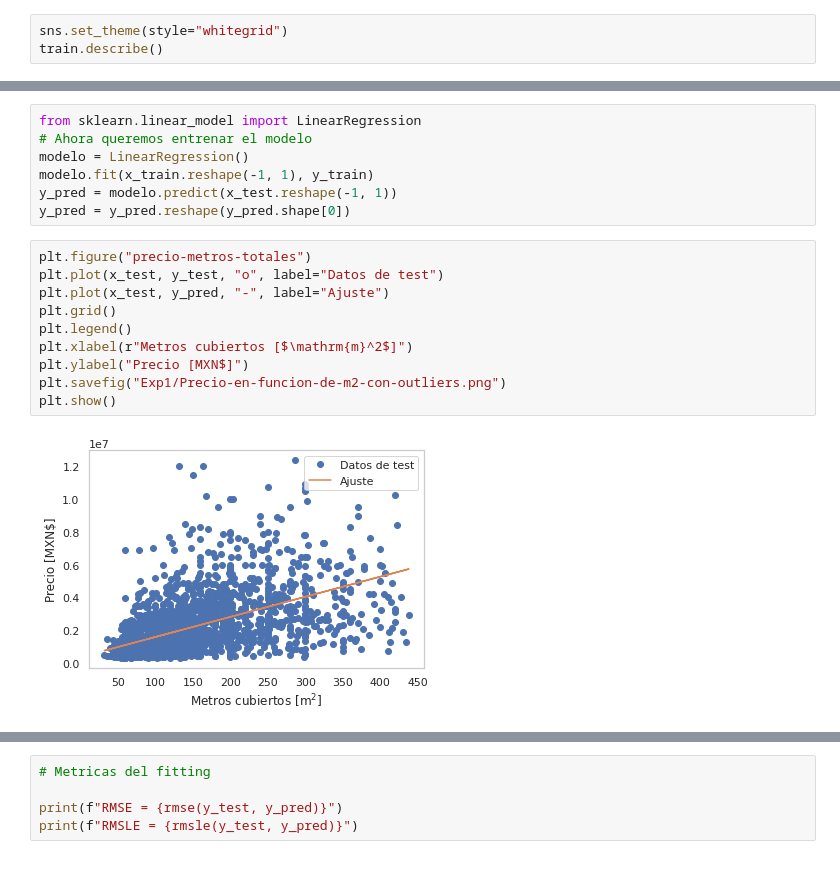
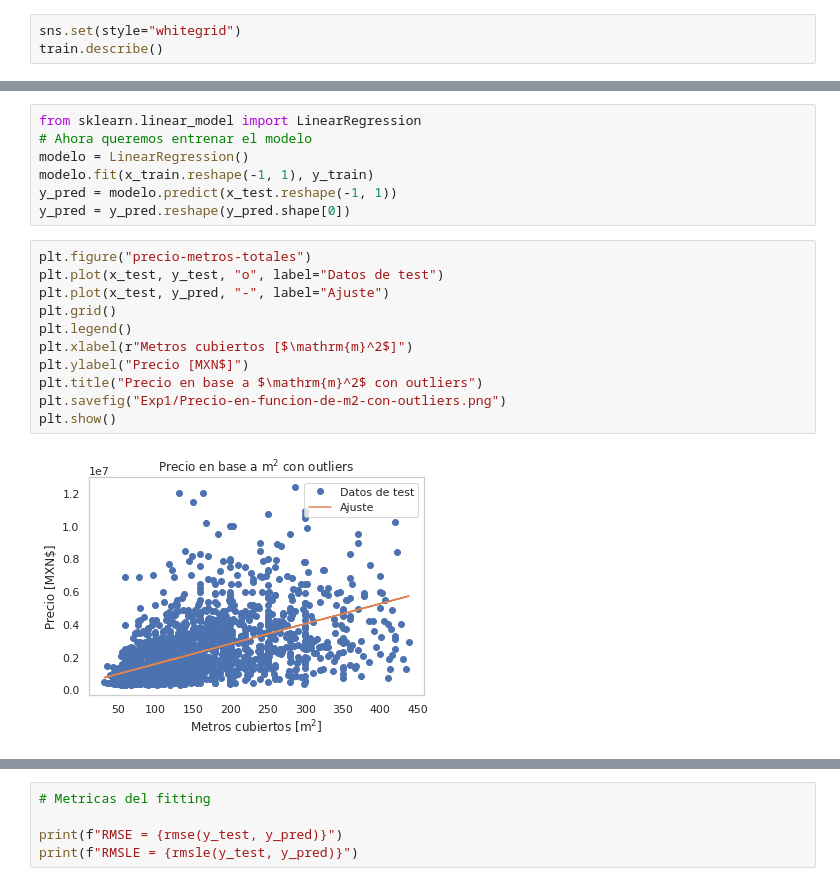
Before and after one commit to davidvenegasr/TP3-MetNum, a Jupyter notebook: notebooks/Exp1.ipynb, the cells around one changed output, grey strips where cells are left out. Drawn from its saved outputs; the diff is of its cells as text.

```diff
--- a/notebooks/Exp1.ipynb
+++ b/notebooks/Exp1.ipynb
@@ -80,7 +74,7 @@ min         15.000000
 max        439.000000
 Name: metrostotales, dtype: float64
 # %%
-sns.set_theme(style="whitegrid")
+sns.set(style="whitegrid")
 train.describe()
 # %% [output]
 |  | id | antiguedad | habitaciones | garages | banos | metroscubiertos | metrostotales | idzona | lat | ... |
@@ -118,15 +112,16 @@ y_pred = y_pred.reshape(y_pred.shape[0])
 # %%
 plt.figure("precio-metros-totales")
 plt.plot(x_test, y_test, "o", label="Datos de test")
 plt.plot(x_test, y_pred, "-", label="Ajuste")
 plt.grid()
 plt.legend()
 plt.xlabel(r"Metros cubiertos [$\mathrm{m}^2$]")
 plt.ylabel("Precio [MXN$]")
+plt.title("Precio en base a $\mathrm{m}^2$ con outliers")
 plt.savefig("Exp1/Precio-en-funcion-de-m2-con-outliers.png")
 plt.show()
 # %% [output]
-[figure, old version]
+[figure, new version]
 # %%
 # Metricas del conjunto de training
 results = cross_validate(10, x_train, y_train, True)
```
Also changed, not shown: parts of 8 cells of this notebook, 2 other files.
